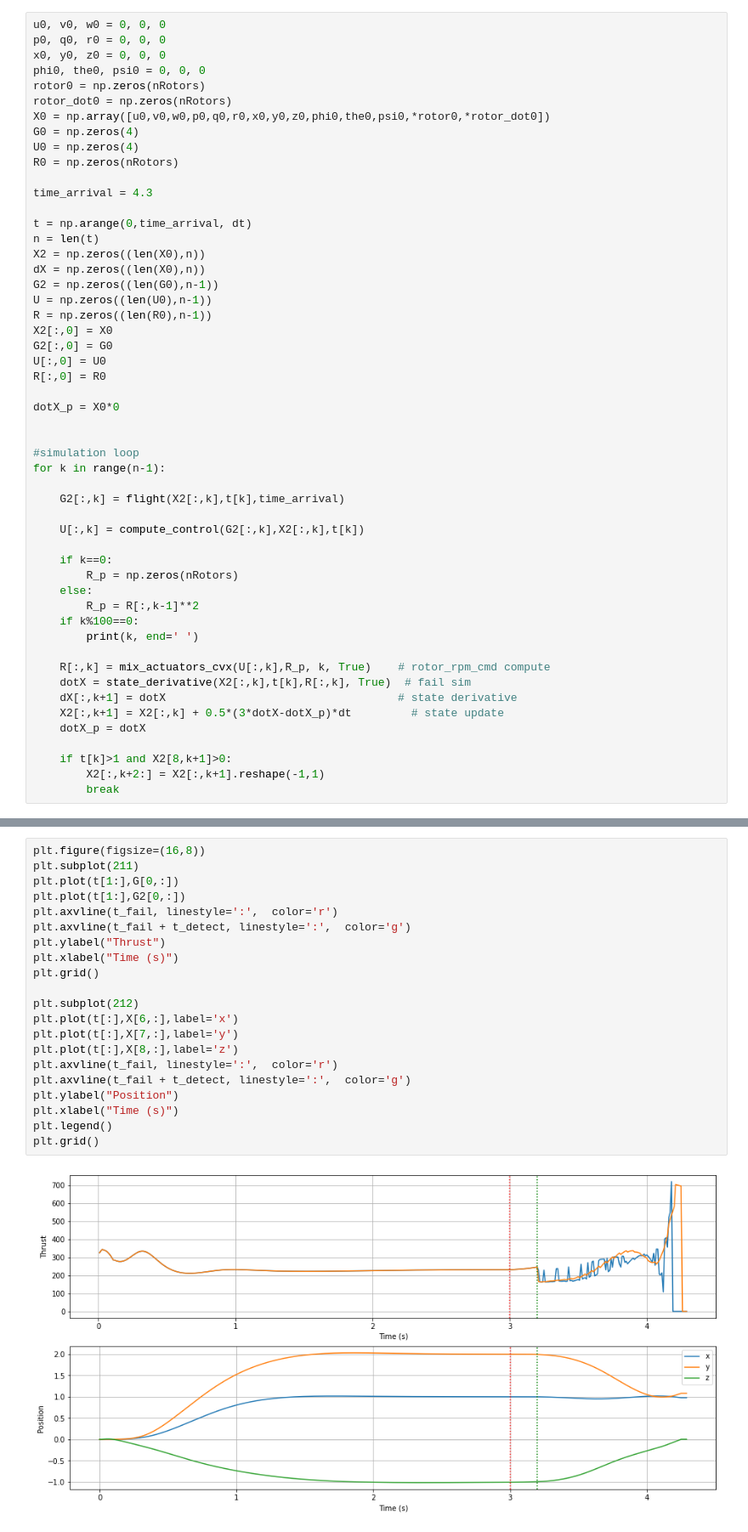
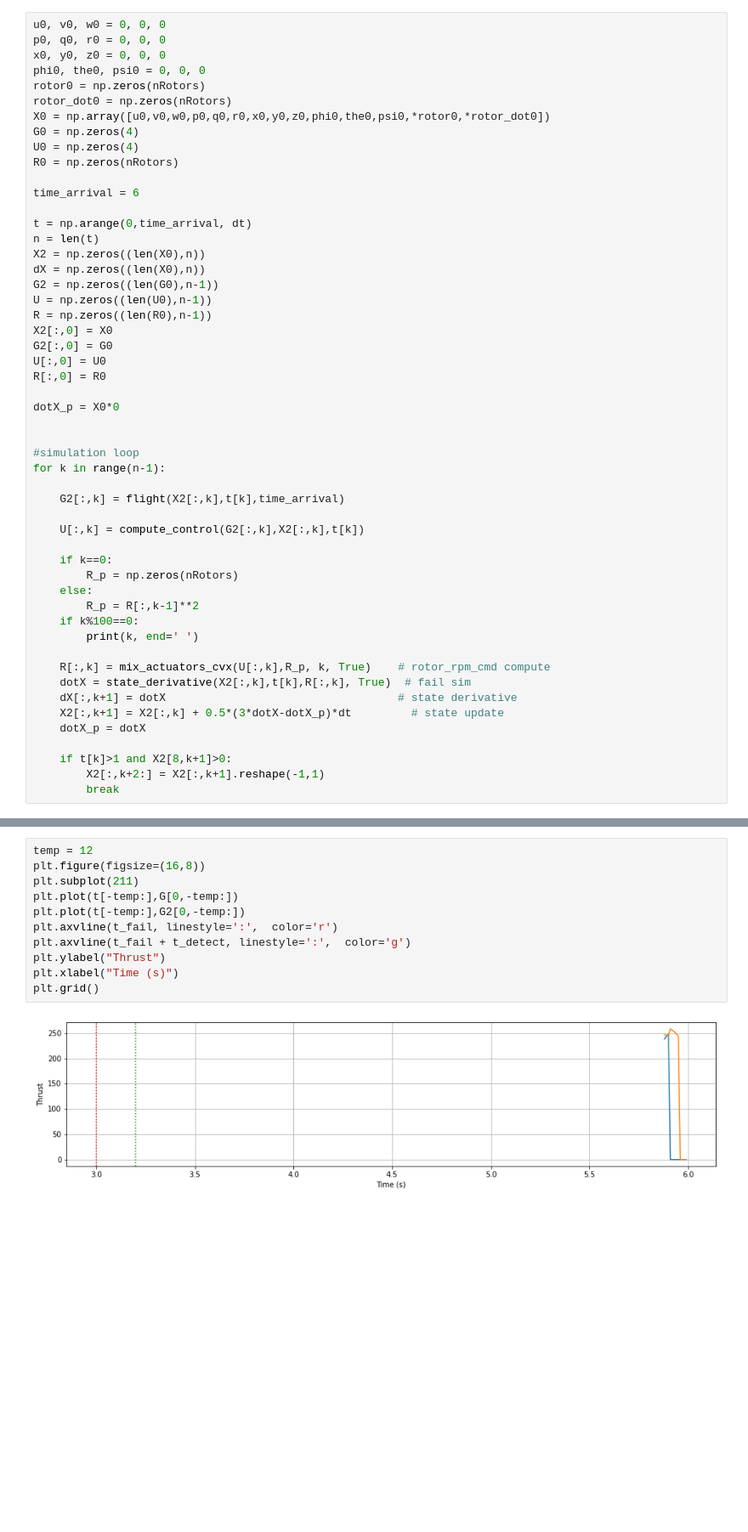
Before and after one commit to acsl-inha/drone_simulation, a Jupyter notebook: src/Euler_angle_guidance.ipynb, the cells around one changed output, grey strips where cells are left out. Shown: that part at 85% size. Cells and saved outputs as stored; diff of their text form; blank space fills up the shorter version.

Commit message:
temp

```diff
--- a/src/Euler_angle_guidance.ipynb
+++ b/src/Euler_angle_guidance.ipynb
@@ -539,7 +540,7 @@ G0 = np.zeros(4)
 U0 = np.zeros(4)
 R0 = np.zeros(nRotors)
 
-time_arrival = 4.3
+time_arrival = 6
 
 t = np.arange(0,time_arrival, dt)
 n = len(t)
@@ -623,23 +627,13 @@ plt.grid()
 # %%
+temp = 12
 plt.figure(figsize=(16,8))
 plt.subplot(211)
-plt.plot(t[1:],G[0,:])
-plt.plot(t[1:],G2[0,:])
+plt.plot(t[-temp:],G[0,-temp:])
+plt.plot(t[-temp:],G2[0,-temp:])
 plt.axvline(t_fail, linestyle=':',  color='r')
 plt.axvline(t_fail + t_detect, linestyle=':',  color='g')
 plt.ylabel("Thrust")
 plt.xlabel("Time (s)")
 plt.grid()
-
-plt.subplot(212)
-plt.plot(t[:],X[6,:],label='x')
-plt.plot(t[:],X[7,:],label='y')
-plt.plot(t[:],X[8,:],label='z')
-plt.axvline(t_fail, linestyle=':',  color='r')
-plt.axvline(t_fail + t_detect, linestyle=':',  color='g')
-plt.ylabel("Position")
-plt.xlabel("Time (s)")
-plt.legend()
-plt.grid()
 # %% [output]
-[figure, old version]
+[figure, new version]
```
Also changed, not shown: parts of 6 cells of this notebook.
